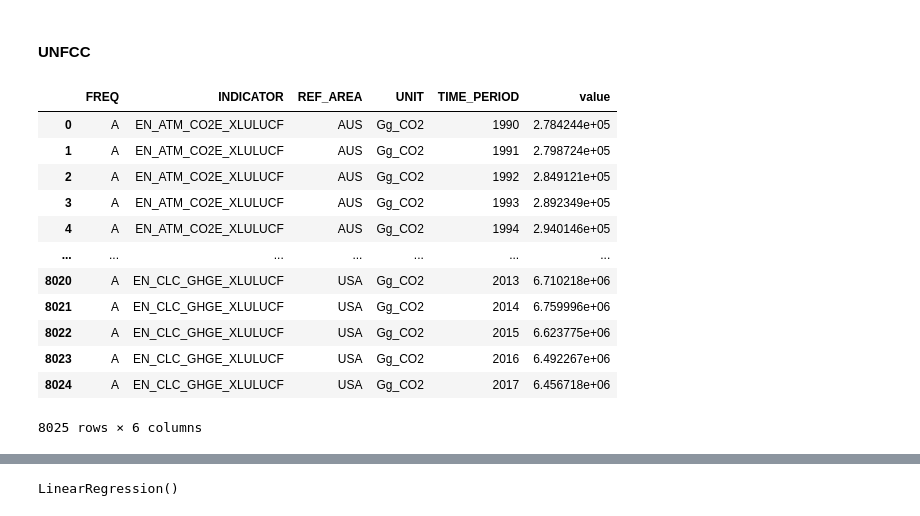
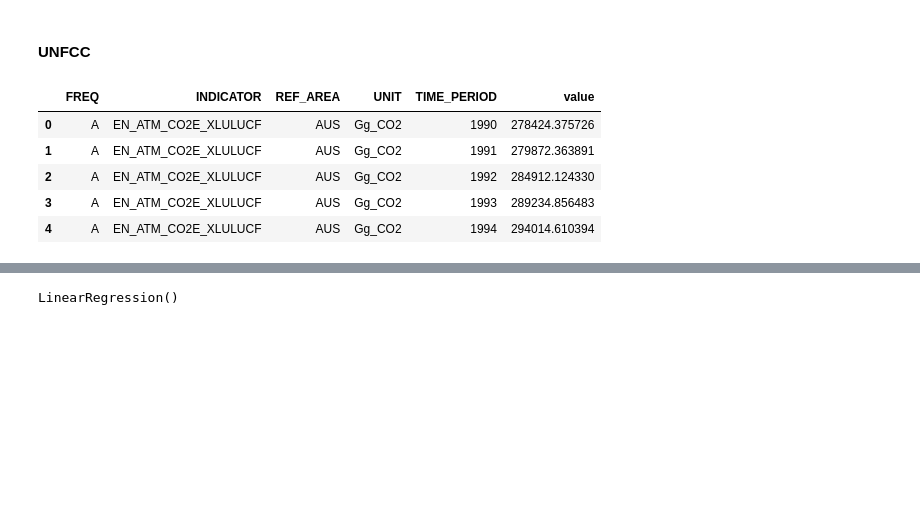
Before and after one commit to reach2sayan/data-1050-infinity, a Jupyter notebook: enhancement.ipynb, the cells around one changed output, grey strips where cells are left out. Saved outputs shown, nothing was run; the diff lists cells and outputs as text; code cells hidden in the pictures; blank space fills up the shorter version.

```diff
--- a/enhancement.ipynb
+++ b/enhancement.ipynb
@@ -26,5 +42,3 @@ df_ebal = df_ebal
-# %%
-df_unfcc = df_unfcc.drop("_id", axis=1)
 # %% [markdown]
 ## Some Visualization
 # %% [markdown]
@@ -96,21 +111,14 @@ from sklearn.linear_model import LinearRegression, Ridge, Lasso
 # %% [markdown]
 #### UNFCC
 # %%
-df_unfcc
+df_unfcc.head()
 # %% [output]
 |  | FREQ | INDICATOR | REF_AREA | UNIT | TIME_PERIOD | value |
-| 0 | A | EN_ATM_CO2E_XLULUCF | AUS | Gg_CO2 | 1990 | 2.784244e+05 |
-| 1 | A | EN_ATM_CO2E_XLULUCF | AUS | Gg_CO2 | 1991 | 2.798724e+05 |
-| 2 | A | EN_ATM_CO2E_XLULUCF | AUS | Gg_CO2 | 1992 | 2.849121e+05 |
-| 3 | A | EN_ATM_CO2E_XLULUCF | AUS | Gg_CO2 | 1993 | 2.892349e+05 |
-| 4 | A | EN_ATM_CO2E_XLULUCF | AUS | Gg_CO2 | 1994 | 2.940146e+05 |
-| ... | ... | ... | ... | ... | ... | ... |
-| 8020 | A | EN_CLC_GHGE_XLULUCF | USA | Gg_CO2 | 2013 | 6.710218e+06 |
-| 8021 | A | EN_CLC_GHGE_XLULUCF | USA | Gg_CO2 | 2014 | 6.759996e+06 |
-| 8022 | A | EN_CLC_GHGE_XLULUCF | USA | Gg_CO2 | 2015 | 6.623775e+06 |
-| 8023 | A | EN_CLC_GHGE_XLULUCF | USA | Gg_CO2 | 2016 | 6.492267e+06 |
-| 8024 | A | EN_CLC_GHGE_XLULUCF | USA | Gg_CO2 | 2017 | 6.456718e+06 |
+| 0 | A | EN_ATM_CO2E_XLULUCF | AUS | Gg_CO2 | 1990 | 278424.375726 |
+| 1 | A | EN_ATM_CO2E_XLULUCF | AUS | Gg_CO2 | 1991 | 279872.363891 |
+| 2 | A | EN_ATM_CO2E_XLULUCF | AUS | Gg_CO2 | 1992 | 284912.124330 |
+| 3 | A | EN_ATM_CO2E_XLULUCF | AUS | Gg_CO2 | 1993 | 289234.856483 |
+| 4 | A | EN_ATM_CO2E_XLULUCF | AUS | Gg_CO2 | 1994 | 294014.610394 |
-8025 rows × 6 columns
 # %%
 values = df_unfcc.groupby(["TIME_PERIOD", "REF_AREA"])["value"].sum().unstack(level=0)
 # %%
```
Also changed, not shown: parts of 47 cells of this notebook, 3 other files.
